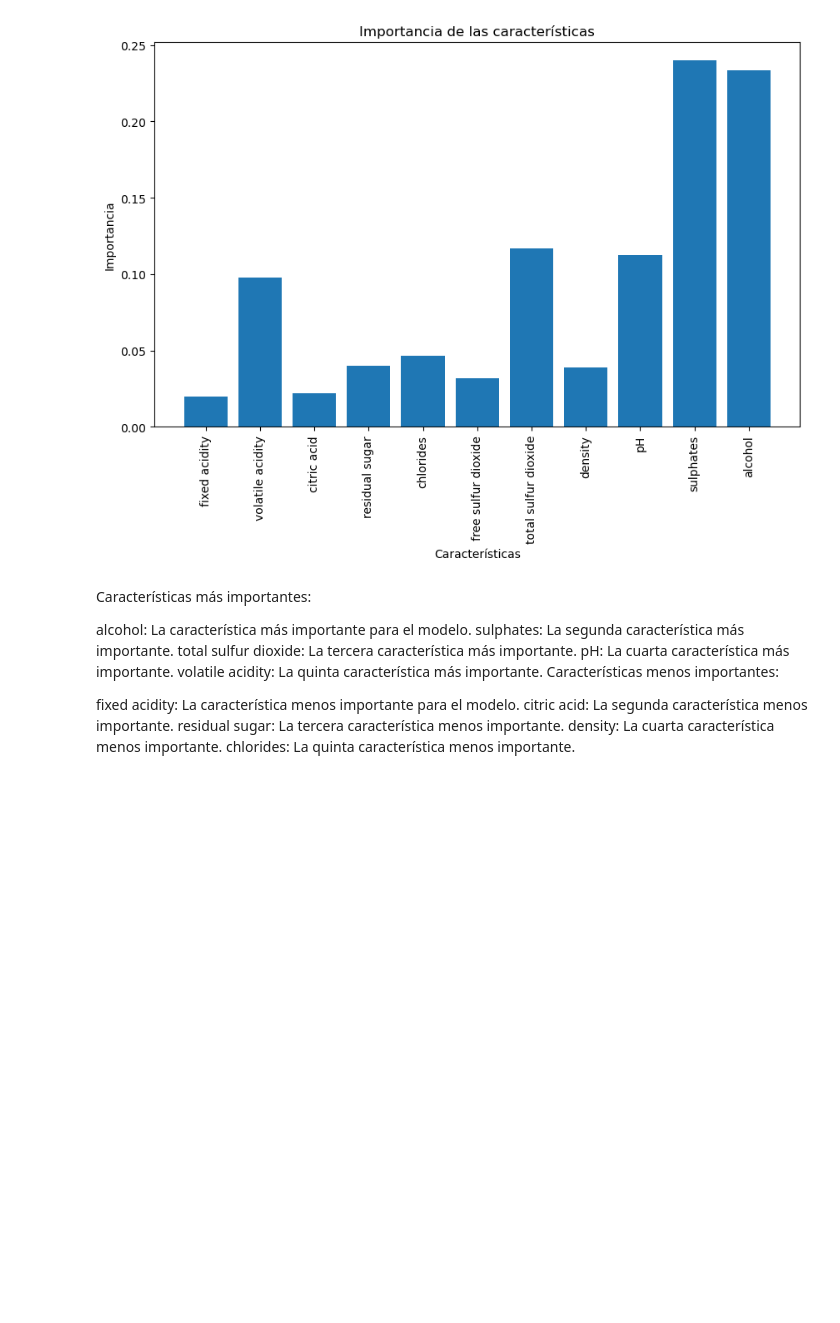
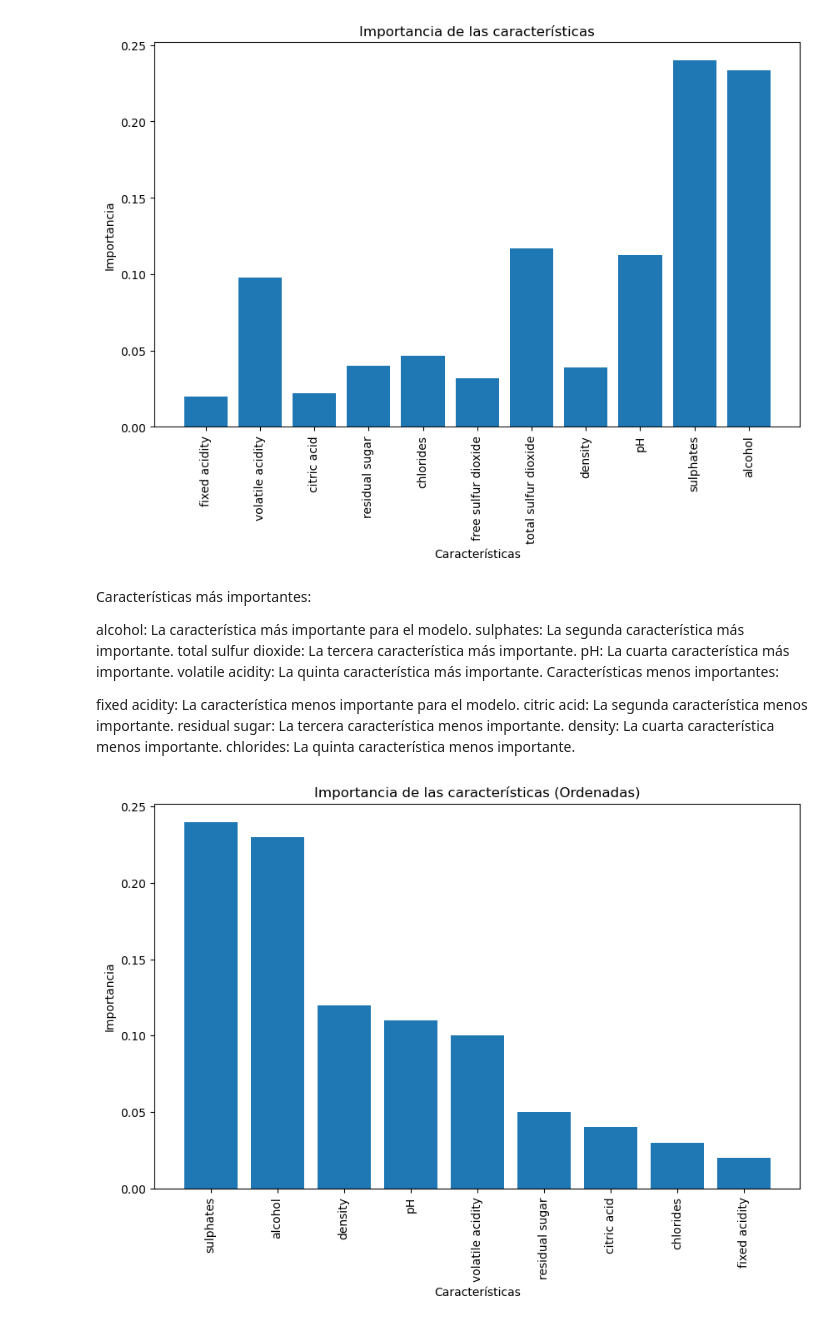
Before and after one commit to Galeanito/FASE_3_ANALISIS_DE_DATOS_LUIS_GALEANO, a Jupyter notebook: Arboles_de_Desicion_Luis_Galeano.ipynb, the cells around one changed output. Saved outputs shown, nothing was run; the diff lists cells and outputs as text; code cells hidden in the pictures; blank space fills up the shorter version.

```diff
--- a/Arboles_de_Desicion_Luis_Galeano.ipynb
+++ b/Arboles_de_Desicion_Luis_Galeano.ipynb
@@ -363,3 +363,26 @@ citric acid: La segunda característica menos importante.
 residual sugar: La tercera característica menos importante.
 density: La cuarta característica menos importante.
 chlorides: La quinta característica menos importante.
+# %%
+import matplotlib.pyplot as plt
+import numpy as np  # <-- Agrega esta línea
+
+# Ejemplo de datos
+X = np.array(['fixed acidity', 'volatile acidity', 'citric acid', 'residual sugar', 'chlorides', 'density', 'pH', 'sulphates', 'alcohol'])
+feature_importances_ = np.array([0.02, 0.1, 0.04, 0.05, 0.03, 0.12, 0.11, 0.24, 0.23])
+
+# Ordenar las características y sus importancias de mayor a menor
+sorted_idx = feature_importances_.argsort()[::-1]
+sorted_features = X[sorted_idx]
+sorted_importances = feature_importances_[sorted_idx]
+
+# Graficar las características ordenadas
+plt.figure(figsize=(10, 6))
+plt.bar(sorted_features, sorted_importances)
+plt.xticks(rotation=90)
+plt.xlabel('Características')
+plt.ylabel('Importancia')
+plt.title('Importancia de las características (Ordenadas)')
+plt.show()
+# %% [output]
+[figure, added]
```
